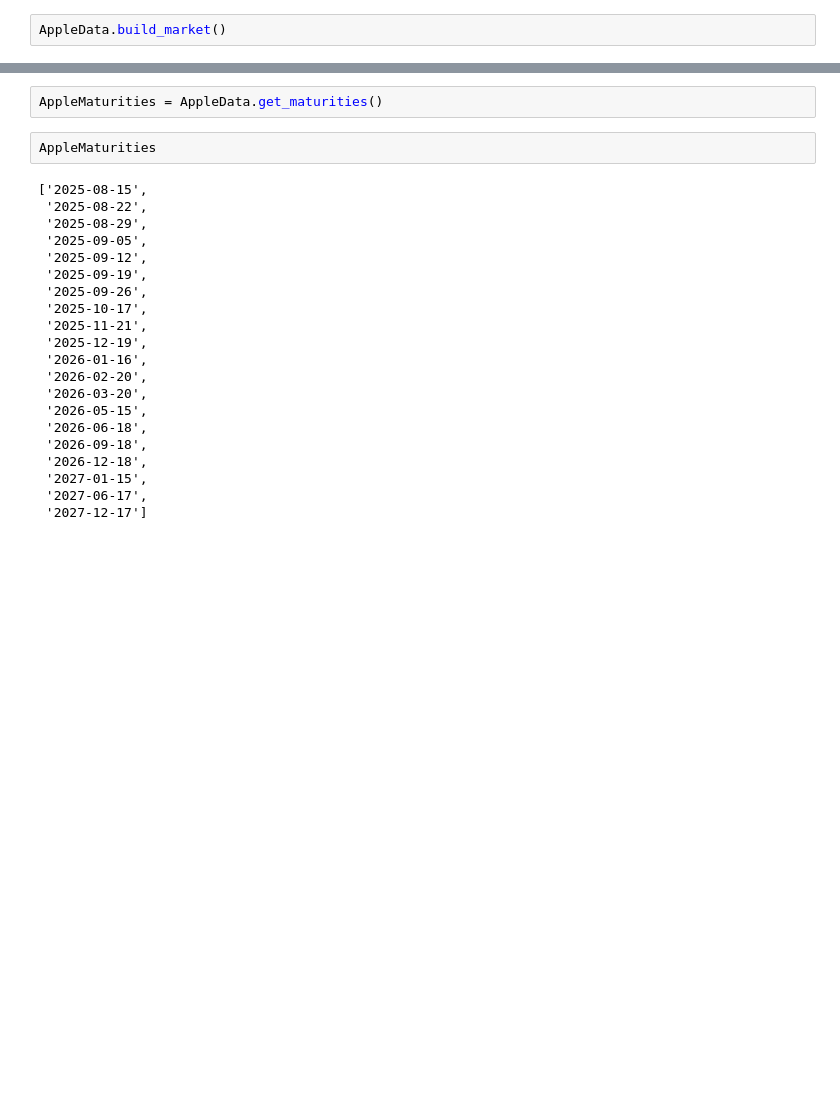
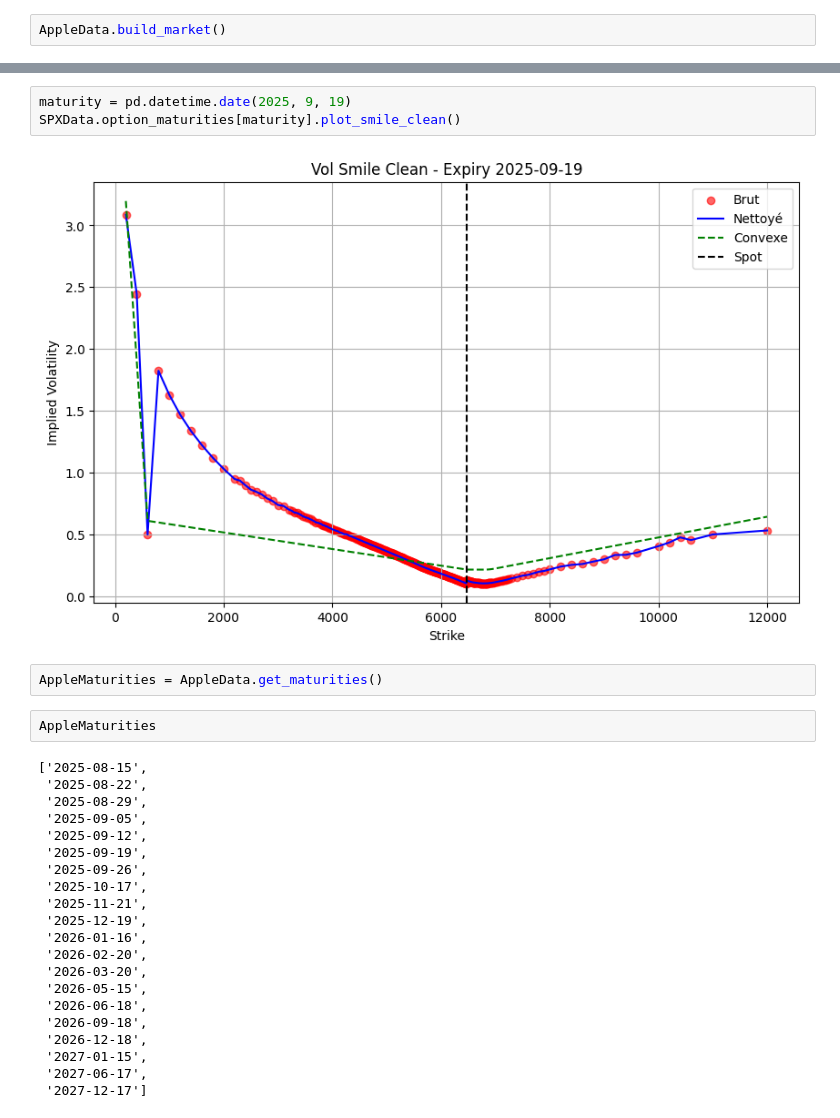
Before and after one commit to Quantitative-Research/QuantWork, a Jupyter notebook: Notebooks/NotebooksLoader/test_import_data.ipynb, the cells around one changed output, grey strips where cells are left out. Cells and saved outputs as stored; diff of their text form; blank space fills up the shorter version.

```diff
--- a/Notebooks/NotebooksLoader/test_import_data.ipynb
+++ b/Notebooks/NotebooksLoader/test_import_data.ipynb
@@ -14,3 +32,8 @@ AppleData.build_market()
+# %%
+maturity = pd.datetime.date(2025, 9, 19)
+SPXData.option_maturities[maturity].plot_smile_clean()
+# %% [output]
+[figure, added]
 # %%
 AppleMaturities = AppleData.get_maturities()
 # %%
```
Also changed, not shown: parts of 16 cells of this notebook, 4 other files.
